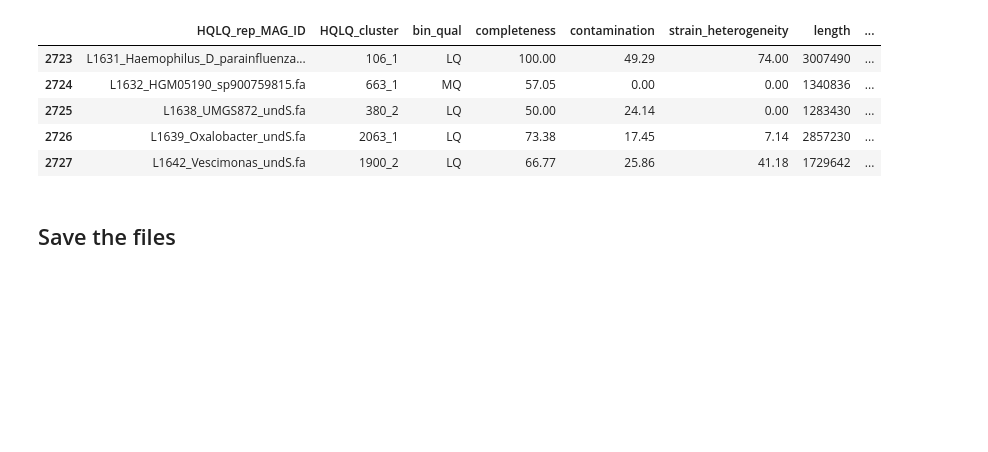
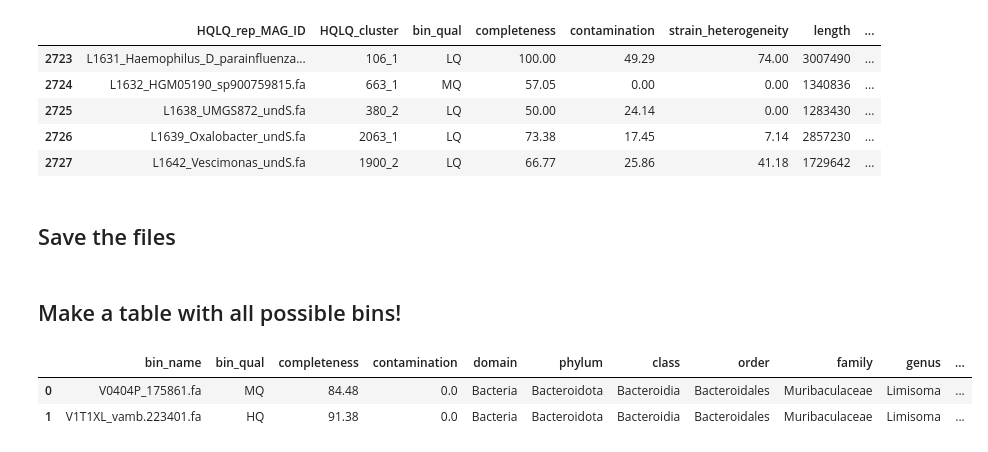
Before and after one commit to Chartiza/2023_FINAL_build, a Jupyter notebook: upd_final_build_HQ_and_LQ.ipynb, the cells around one changed output. Drawn from its saved outputs; the diff is of its cells as text; code cells hidden in the pictures; blank space fills up the shorter version.

```diff
--- a/upd_final_build_HQ_and_LQ.ipynb
+++ b/upd_final_build_HQ_and_LQ.ipynb
@@ -110,3 +107,23 @@ mrg_st4.to_excel('results/together_HQLQcl_all_MAGs_all_info.xlsx', index=False)
 # %%
 # SAVE FINAL TABLE with only HQLQ_rep_MAGs came from HQ an LQ clustering
 mrg_st5.to_excel('results/together_HQLQcl_representative_MAGs_all_info.xlsx', index=False)
+# %% [markdown]
+## Make a table with all possible bins!
+# %%
+hq_all = pd.read_excel('results/HQcl_all_bins_all_info.xlsx')
+hq_all = hq_all[['bin_name', 'bin_qual', 'completeness', 'contamination','domain', 'phylum', 'class',
+                 'order', 'family', 'genus', 'sp','cluster', 'bin_number_in_cluster','rep_MAG_ID',
+                 'strain_heterogeneity', 'length']]
+
+lq_all = pd.read_excel('results/LQcl_all_bins_all_info.xlsx')
+lq_all = lq_all[['bin_name', 'bin_qual', 'completeness', 'contamination','domain', 'phylum', 'class',
+                 'order', 'family', 'genus', 'sp','cluster', 'bin_number_in_cluster','rep_MAG_ID',
+                 'strain_heterogeneity', 'length']]
+
+bin_all = pd.concat([hq_all, lq_all]).reset_index(drop=True, inplace=True)
+# %%
+bin_all.head(2)
+# %% [output]
+|  | bin_name | bin_qual | completeness | contamination | domain | phylum | class | order | family | genus | ... |
+| 0 | V0404P_175861.fa | MQ | 84.48 | 0.0 | Bacteria | Bacteroidota | Bacteroidia | Bacteroidales | Muribaculaceae | Limisoma | ... |
+| 1 | V1T1XL_vamb.223401.fa | HQ | 91.38 | 0.0 | Bacteria | Bacteroidota | Bacteroidia | Bacteroidales | Muribaculaceae | Limisoma | ... |
```
Also changed, not shown: parts of 8 cells of this notebook, 3 other files.
